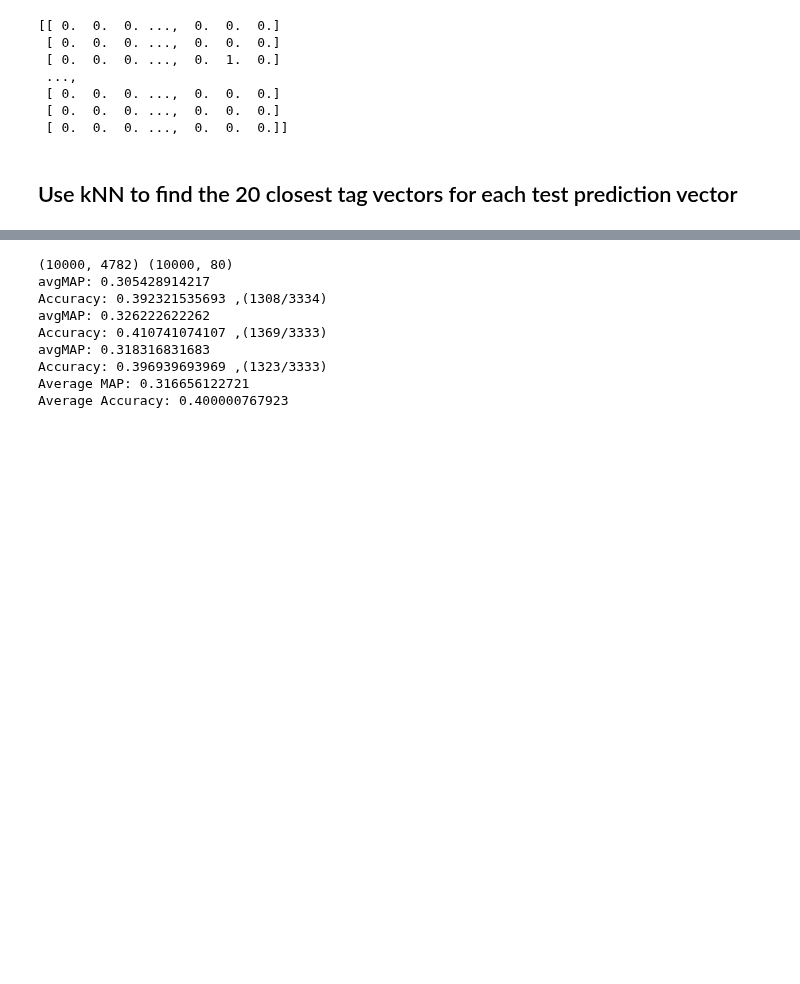
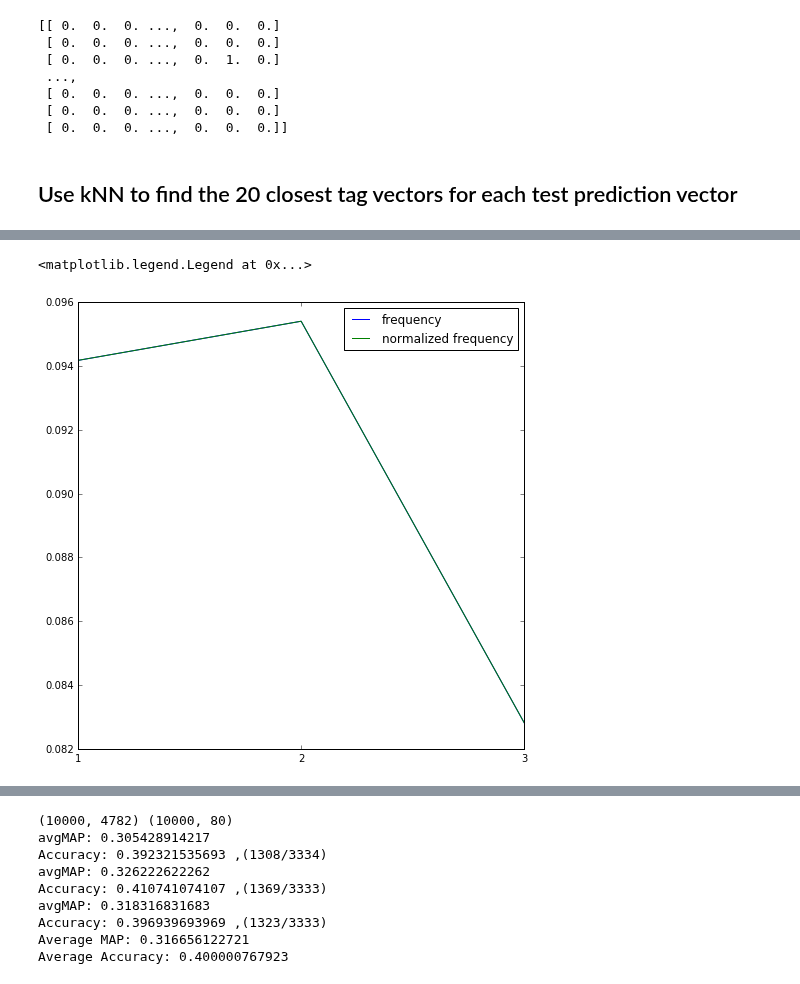
Before and after one commit to francescoperera/applied-machine-learning, a Jupyter notebook: final/Description- Tag(Classifiers + kNN).ipynb, the cells around one changed output, grey strips where cells are left out. Cells and saved outputs as stored; diff of their text form; code cells hidden in the pictures; blank space fills up the shorter version.

```diff
--- a/final/Description- Tag(Classifiers + kNN).ipynb
+++ b/final/Description- Tag(Classifiers + kNN).ipynb
@@ -405,0 +475,9 @@ def crossValidate(data,labels,classifier):
+# %%
+plt.figure(figsize=(8,8), dpi= 80, facecolor='w', edgecolor='k')
+plt.plot(range(3), nbAcc,label="frequency")
+plt.plot(range(3),nbAccNorm,label= "normalized frequency")
+plt.xticks(range(3), list([1,2,3]), rotation=0)
+plt.legend()
+# %% [output]
+<matplotlib.legend.Legend at 0x...>
+[figure, added]
```
Also changed, not shown: parts of 22 cells of this notebook, 5 other files.
